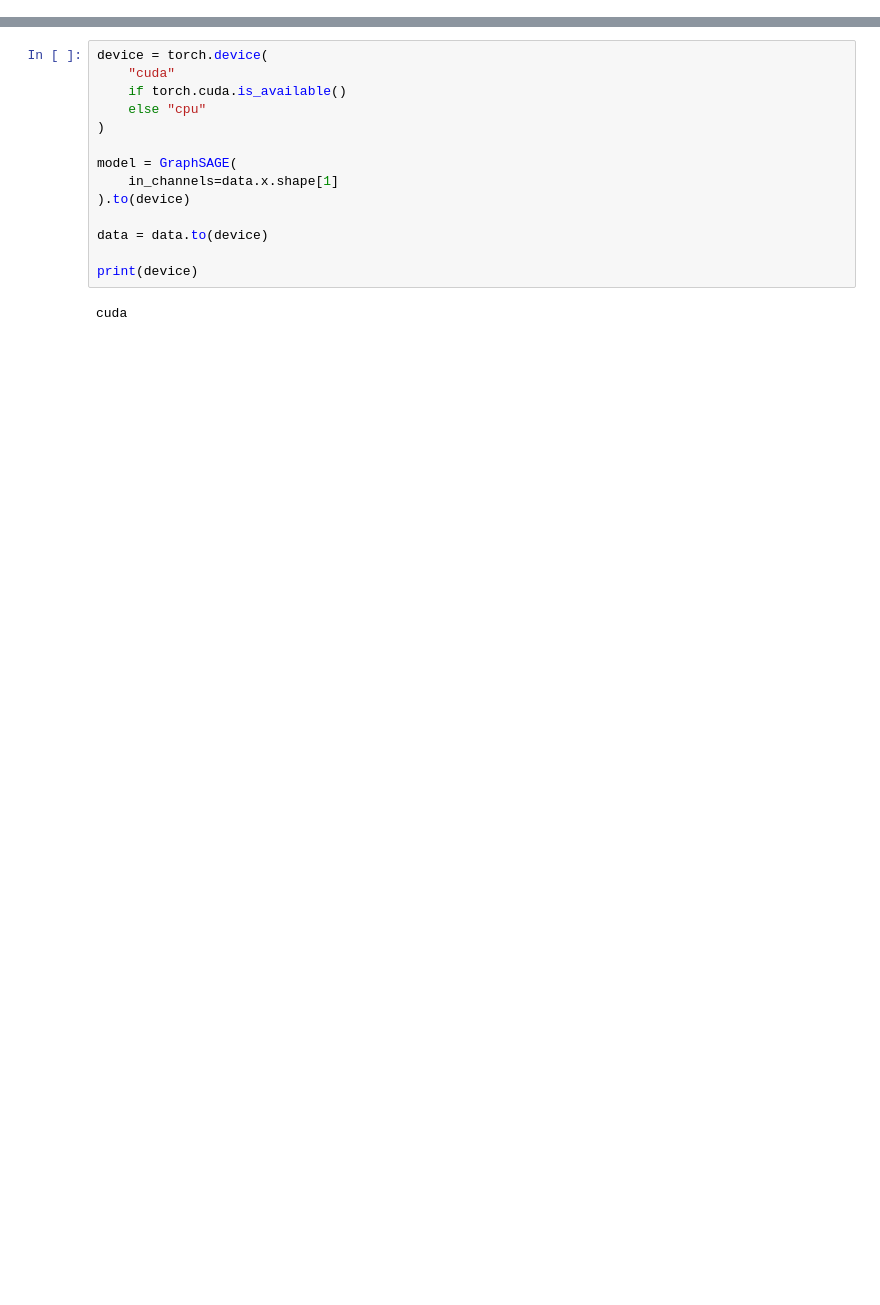
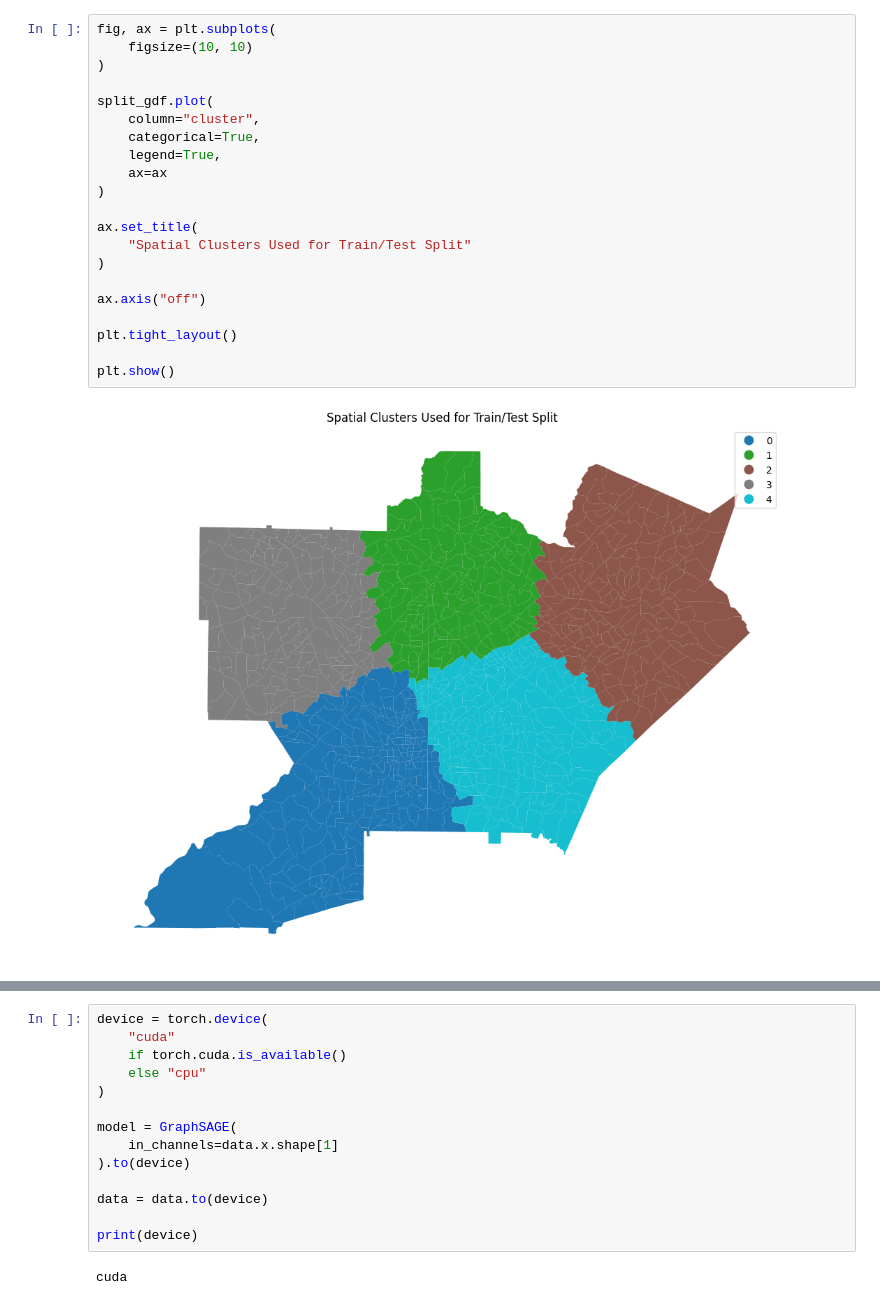
Before and after one commit to BeaudeRooij/thesis, a Jupyter notebook: notebooks/04_GraphSAGE_model.ipynb, the cells around one changed output, grey strips where cells are left out. Cells and saved outputs as stored; diff of their text form; blank space fills up the shorter version.

```diff
--- a/notebooks/04_GraphSAGE_model.ipynb
+++ b/notebooks/04_GraphSAGE_model.ipynb
@@ -398,3 +440,26 @@ data.test_mask = test_mask
+# %%
+fig, ax = plt.subplots(
+    figsize=(10, 10)
+)
+
+split_gdf.plot(
+    column="cluster",
+    categorical=True,
+    legend=True,
+    ax=ax
+)
+
+ax.set_title(
+    "Spatial Clusters Used for Train/Test Split"
+)
+
+ax.axis("off")
+
+plt.tight_layout()
+
+plt.show()
+# %% [output]
+[figure, added]
 # %%
 class GraphSAGE(torch.nn.Module):
 
```
Also changed, not shown: parts of 23 cells of this notebook, 7 other files.
